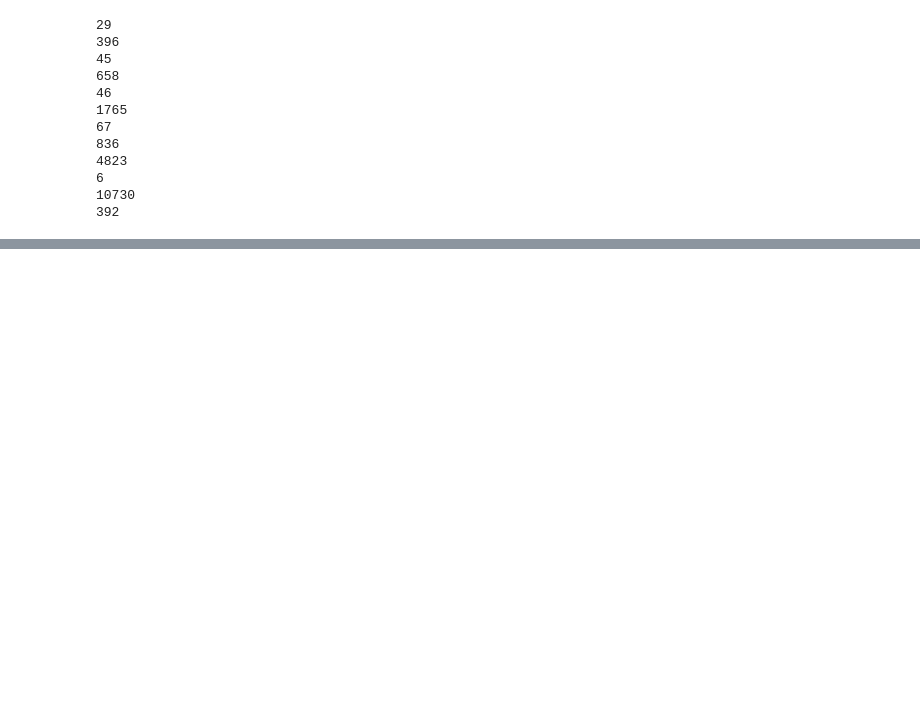
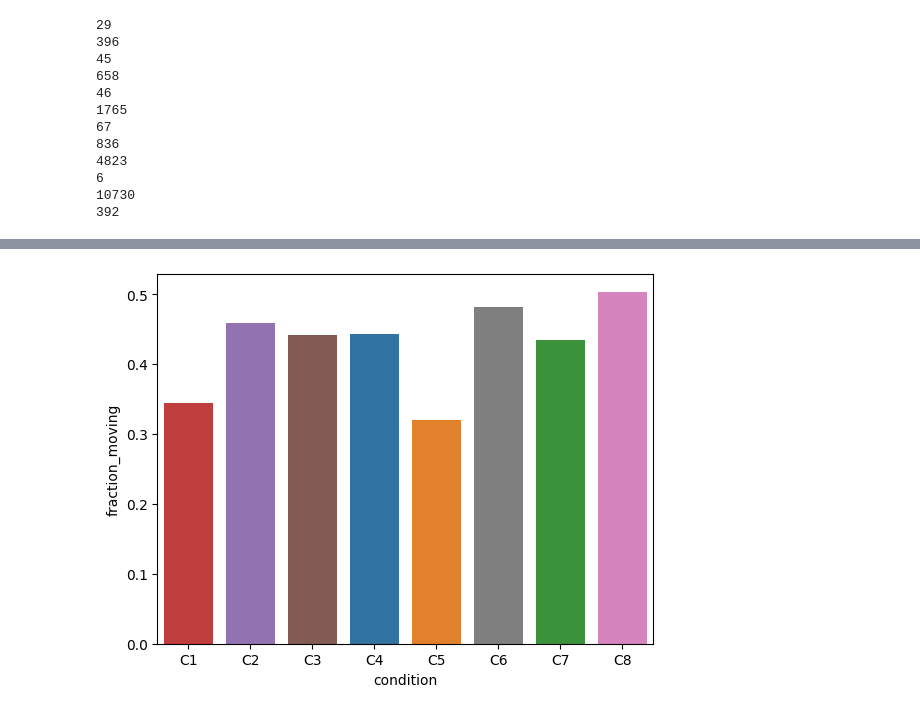
Before and after one commit to biophotlumin/mint, a Jupyter notebook: sandbox.ipynb, the cells around one changed output, grey strips where cells are left out. Cells and saved outputs as stored; diff of their text form; code cells hidden in the pictures; blank space fills up the shorter version.

```diff
--- a/sandbox.ipynb
+++ b/sandbox.ipynb
@@ -1652,0 +1680,9 @@ for p in rej123.rejoined_particle.unique():
+# %%
+gfp_pos = data.loc[data['gfp'] == "[ True]"]
+data = gfp_pos
+# %%
+data = data.drop_duplicates(subset='file')
+# %%
+data = data.dropna()
+# %%
+data['fraction_moving'] = data['fraction_moving'].dropna()
@@ -1652,0 +1706,6 @@ for p in rej123.rejoined_particle.unique():
+# %%
+bars = sns.barplot(data=data, y='fraction_moving', x='condition', estimator=np.mean,
+                       errorbar=None, hue='condition', order=['C1', 'C2', 'C3', 'C4', 'C5', 'C6', 'C7', 'C8'],
+                       err_kws={'elinewidth': 2, 'capsize': 4, 'capthick': 2})
+# %% [output]
+[figure, added]
```
Also changed, not shown: parts of 15 cells of this notebook, 22 other files.
